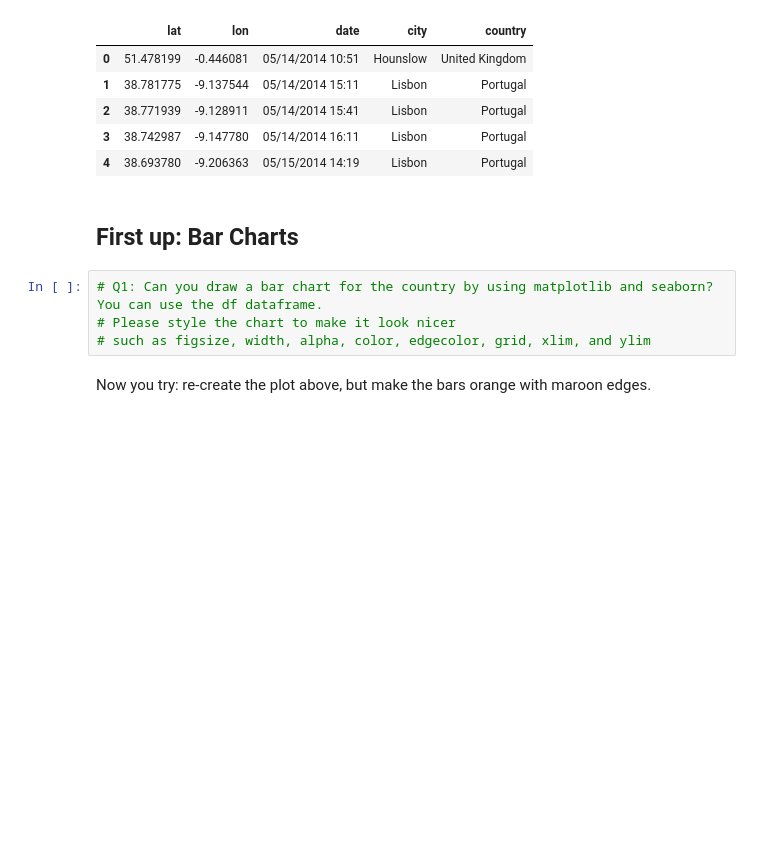
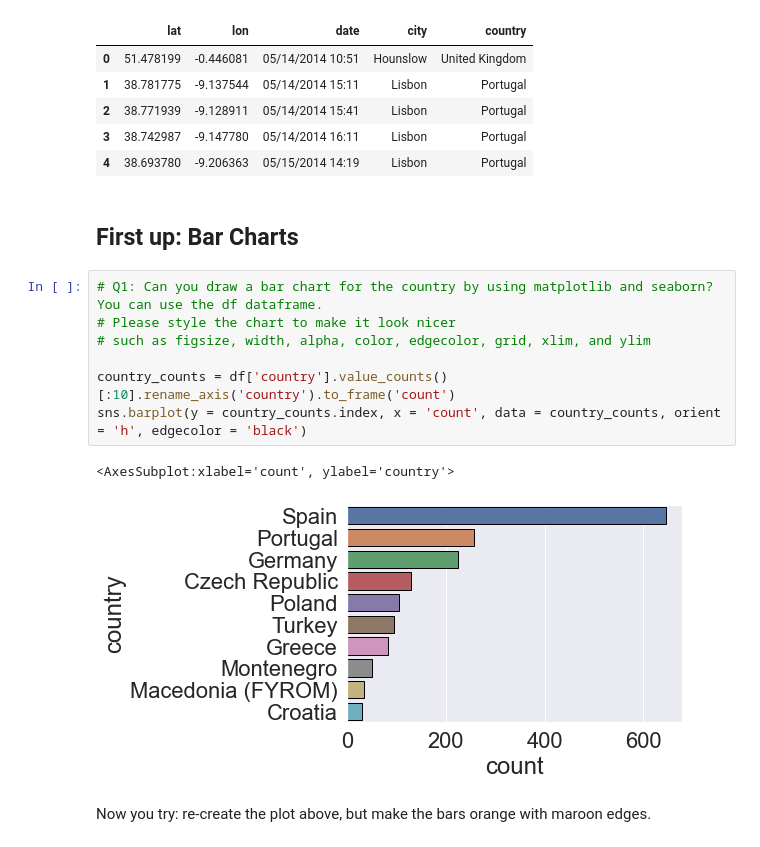
Before and after one commit to qszhao/PTUA2023, a Jupyter notebook: Lab06/Lab06_Visualization.ipynb, the cells around one changed output. Saved outputs shown, nothing was run; the diff lists cells and outputs as text; blank space fills up the shorter version.

```diff
--- a/Lab06/Lab06_Visualization.ipynb
+++ b/Lab06/Lab06_Visualization.ipynb
@@ -46,7 +47,13 @@ rs.head()
 # %%
 # Q1: Can you draw a bar chart for the country by using matplotlib and seaborn? You can use the df dataframe.
 # Please style the chart to make it look nicer
 # such as figsize, width, alpha, color, edgecolor, grid, xlim, and ylim
+
+country_counts = df['country'].value_counts()[:10].rename_axis('country').to_frame('count')
+sns.barplot(y = country_counts.index, x = 'count', data = country_counts, orient = 'h', edgecolor = 'black')
+# %% [output]
+<AxesSubplot:xlabel='count', ylabel='country'>
+[figure, added]
 # %% [markdown]
 Now you try: re-create the plot above, but make the bars orange with maroon edges.
 # %%
```
Also changed, not shown: parts of 7 cells of this notebook.
